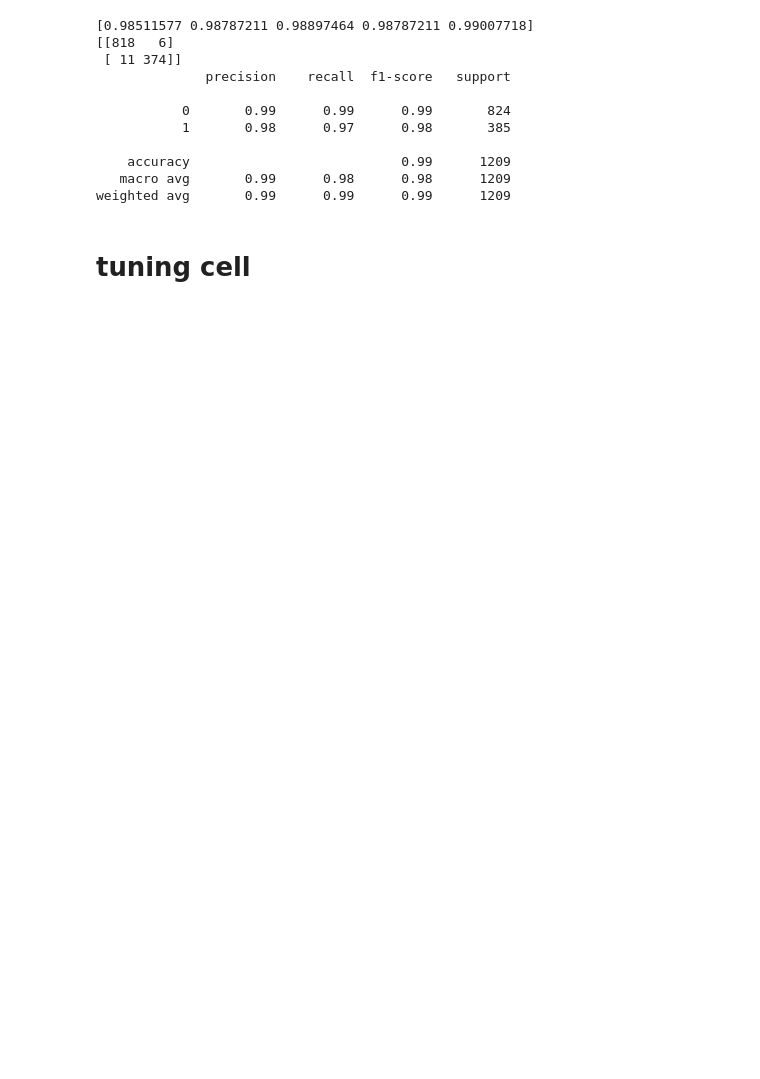
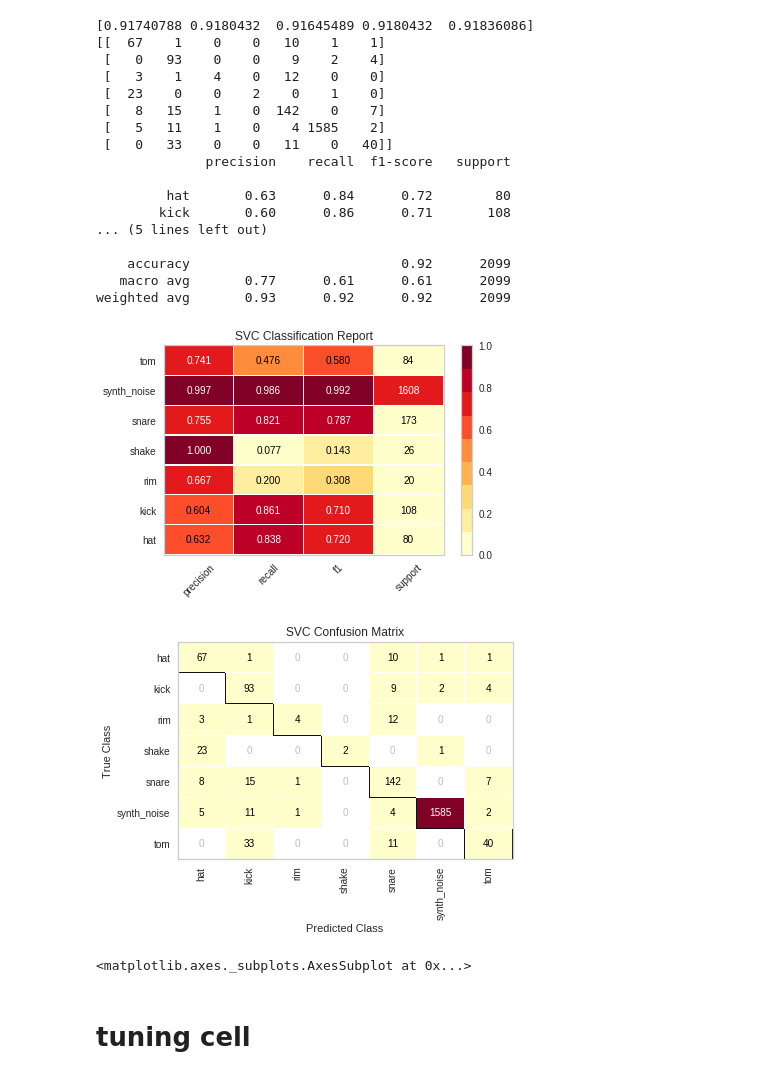
Before and after one commit to imilas/Synths_Stacks_Search, a Jupyter notebook: feature_extraction/openset_SVM.ipynb, the cells around one changed output. Saved outputs shown, nothing was run; the diff lists cells and outputs as text; code cells hidden in the pictures; blank space fills up the shorter version.

```diff
--- a/feature_extraction/openset_SVM.ipynb
+++ b/feature_extraction/openset_SVM.ipynb
@@ -37,21 +37,25 @@ from sklearn.preprocessing import OneHotEncoder, LabelEncoder
 from sklearn.linear_model import LogisticRegressionCV, LogisticRegression, SGDClassifier
 from sklearn.ensemble import BaggingClassifier, ExtraTreesClassifier, RandomForestClassifier
 import warnings
+#confusion cell
+from yellowbrick.classifier import ClassificationReport,ConfusionMatrix
+from sklearn.metrics import classification_report, confusion_matrix
 warnings.filterwarnings('ignore')
 
 #free style version in openset CNN at bottom
-def fitModel(encoding_path,dvn=True):
+def fitModel(encoding_path,dvn=False):
+    testFraction=0.2
+    #load same data as t-SNE but train SVM(or something else) with it
+    df=pd.read_csv(encoding_path)
 
     if dvn:
         label_groups="label" #do drum vs not drum
     else:
+
         label_groups="drum_type" #do drum vs drum vs notdrum
 
-    testFraction=0.2
-    #load same data as t-SNE but train SVM with it
 
-    df=pd.read_csv(encoding_path)
-    df=df.loc[df["drum_type"].isin(["clap","hat","kick","snare","synth_noise"])]
+#     df=df.loc[df["drum_type"].isin(["other","hat","kick","snare","synth_noise"])]
 #     print(df.groupby([label_groups]).agg("count")["path"])#sample counts
 
 
@@ -77,7 +81,7 @@ def fitModel(encoding_path,dvn=True):
     class_weights = {k: (total-v) / total for k, v in wdict.items()}
 
 
-    classifier = make_pipeline(StandardScaler(), ExtraTreesClassifier(n_estimators=1100,class_weight=class_weights))
+    classifier = make_pipeline(StandardScaler(), SVC(gamma=0.001,C= 100,kernel='rbf',class_weight=class_weights))
 
     X_train, X_test, y_train, y_test = train_test_split(X, y, test_size=testFraction, random_state=42,)
     cv = ShuffleSplit(n_splits=5, test_size=0.3, random_state=0)
@@ -88,51 +92,59 @@ def fitModel(encoding_path,dvn=True):
 
     return classifier, X_train, X_test, y_train, y_test,y_pred,le,X,y,class_weights,
 
-p1="csvs/radarfree_best_emb.csv"
-p2="csvs/radarfree_best_embenv.csv" #good
+
+p2="csvs/dk1x5_best_embenv.csv"
 
 # classifier, X1_train, X1_test, y1_train, y1_test,y1_pred,le1,X1,y1,class_weights  = fitModel(p1)
 # print(confusion_matrix(y1_test,y1_pred))
 # print(classification_report(le1.inverse_transform(y1_test),le1.inverse_transform(y1_pred)))
 
-classifier, X2_train, X2_test, y2_train, y2_test,y2_pred,le2,X2,y2,_  = fitModel(p2)
+classifier, X2_train, X2_test, y2_train, y2_test,y2_pred,le2,X2,y2,class_weights = fitModel(p2)
+
 print(confusion_matrix(y2_test,y2_pred))
 print(classification_report(le2.inverse_transform(y2_test),le2.inverse_transform(y2_pred)))
 # %% [output]
-[0.98511577 0.98787211 0.98897464 0.98787211 0.99007718]
-[[818   6]
- [ 11 374]]
+[0.91740788 0.9180432  0.91645489 0.9180432  0.91836086]
+[[  67    1    0    0   10    1    1]
+ [   0   93    0    0    9    2    4]
+ [   3    1    4    0   12    0    0]
+ [  23    0    0    2    0    1    0]
+ [   8   15    1    0  142    0    7]
+ [   5   11    1    0    4 1585    2]
+ [   0   33    0    0   11    0   40]]
               precision    recall  f1-score   support
 
-           0       0.99      0.99      0.99       824
-           1       0.98      0.97      0.98       385
+         hat       0.63      0.84      0.72        80
+        kick       0.60      0.86      0.71       108
+... (5 lines left out)
 
-    accuracy                           0.99      1209
-   macro avg       0.99      0.98      0.98      1209
-weighted avg       0.99      0.99      0.99      1209
+    accuracy                           0.92      2099
+   macro avg       0.77      0.61      0.61      2099
+weighted avg       0.93      0.92      0.92      2099
 # %%
-#confusion cell
-from yellowbrick.classifier import ClassificationReport,ConfusionMatrix
+visualizer = ClassificationReport(classifier,classes=le2.classes_, support=True)
 
-visualizer = ClassificationReport(classifier,classes=le.classes_, support=True)
-
-visualizer.fit(X_train, y_train)  # Fit the visualizer and the model
-visualizer.score(X_test, y_test)  # Evaluate the model on the test data
+visualizer.fit(X2_train, y2_train)  # Fit the visualizer and the model
+visualizer.score(X2_test, y2_test)  # Evaluate the model on the test data
 visualizer.poof()
 
 # The ConfusionMatrix visualizer taxes a model
-cm = ConfusionMatrix(classifier, classes=le.classes_)
+cm = ConfusionMatrix(classifier, classes=le2.classes_)
 
 # Fit fits the passed model. This is unnecessary if you pass the visualizer a pre-fitted model
-cm.fit(X_train, y_train)
+cm.fit(X2_train, y2_train)
 
 # To create the ConfusionMatrix, we need some test data. Score runs predict() on the data
 # and then creates the confusion_matrix from scikit-learn.
 
-cm.score(X_test, y_test)
+cm.score(X2_test, y2_test)
 
 # How did we do?
 cm.show()
+# %% [output]
+[figure, added]
+[figure, added]
+<matplotlib.axes._subplots.AxesSubplot at 0x...>
 # %%
 models = [
     SVC(gamma=0.001,C= 100,kernel='rbf',class_weight=class_weights), LinearSVC(C=10,class_weight=class_weights),
```
Also changed, not shown: parts of 7 cells of this notebook, 9 other files.
